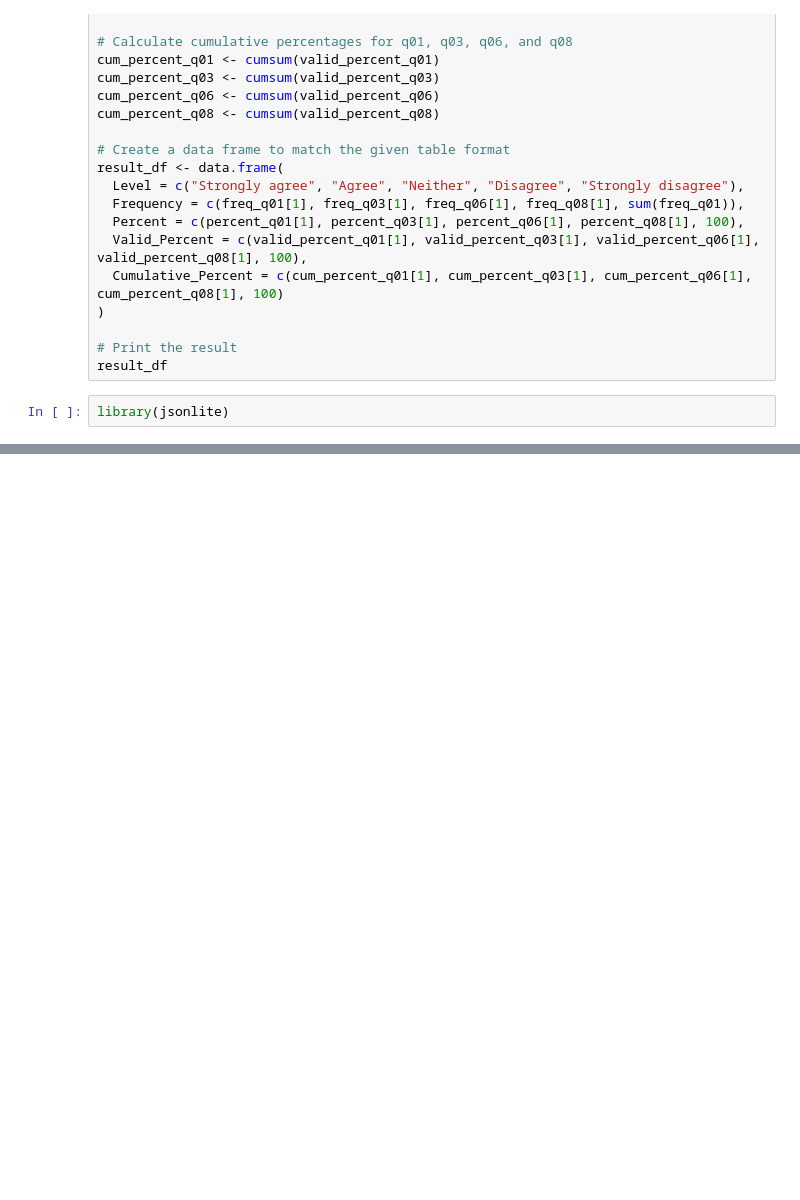
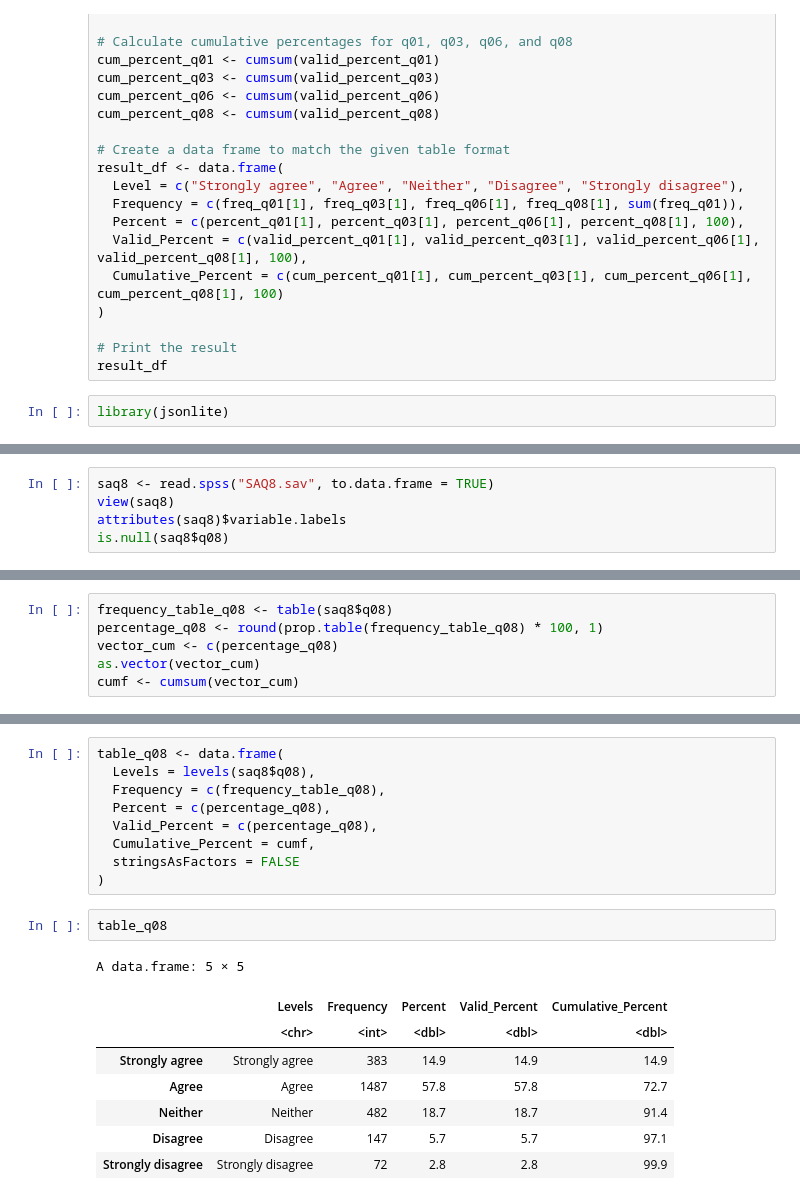
Before and after one commit to p-sumann/R-For-Data-Science, a Jupyter notebook: Project 2 Unit 2/analysis.ipynb, the cells around one changed output, grey strips where cells are left out. Saved outputs shown, nothing was run; the diff lists cells and outputs as text; blank space fills up the shorter version.

```diff
--- a/Project 2 Unit 2/analysis.ipynb
+++ b/Project 2 Unit 2/analysis.ipynb
@@ -106,0 +153,5 @@ ERROR: Error in eval(expr, envir, enclos): object 'json_list' not found
+# %%
+saq8 <- read.spss("SAQ8.sav", to.data.frame = TRUE)
+view(saq8)
+attributes(saq8)$variable.labels
+is.null(saq8$q08)
@@ -106,0 +176,6 @@ ERROR: Error in eval(expr, envir, enclos): object 'json_list' not found
+# %%
+frequency_table_q08 <- table(saq8$q08)
+percentage_q08 <- round(prop.table(frequency_table_q08) * 100, 1)
+vector_cum <- c(percentage_q08)
+as.vector(vector_cum)
+cumf <- cumsum(vector_cum)
@@ -106,0 +191,20 @@ ERROR: Error in eval(expr, envir, enclos): object 'json_list' not found
+# %%
+table_q08 <- data.frame(
+  Levels = levels(saq8$q08),
+  Frequency = c(frequency_table_q08),
+  Percent = c(percentage_q08),
+  Valid_Percent = c(percentage_q08),
+  Cumulative_Percent = cumf,
+  stringsAsFactors = FALSE
+)
+# %%
+table_q08
+# %% [output]
+A data.frame: 5 × 5
+|  | Levels | Frequency | Percent | Valid_Percent | Cumulative_Percent |
+|  | <chr> | <int> | <dbl> | <dbl> | <dbl> |
+| Strongly agree | Strongly agree | 383 | 14.9 | 14.9 | 14.9 |
+| Agree | Agree | 1487 | 57.8 | 57.8 | 72.7 |
+| Neither | Neither | 482 | 18.7 | 18.7 | 91.4 |
+| Disagree | Disagree | 147 | 5.7 | 5.7 | 97.1 |
+| Strongly disagree | Strongly disagree | 72 | 2.8 | 2.8 | 99.9 |
```
Also changed, not shown: parts of 25 cells of this notebook.
